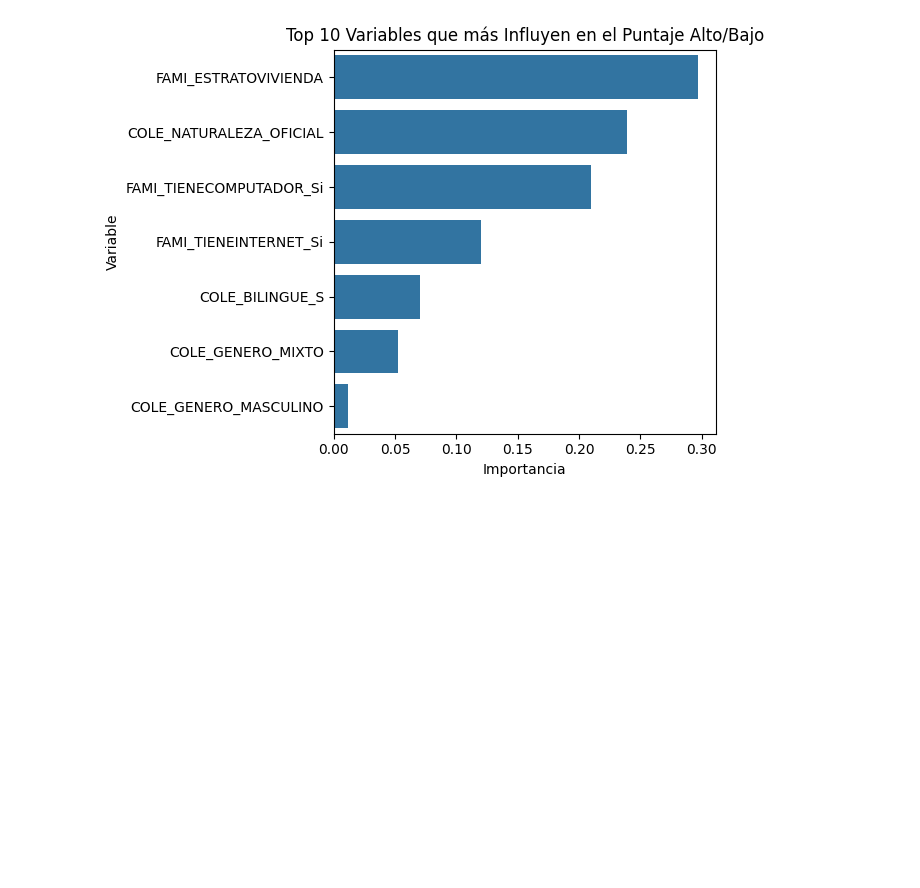
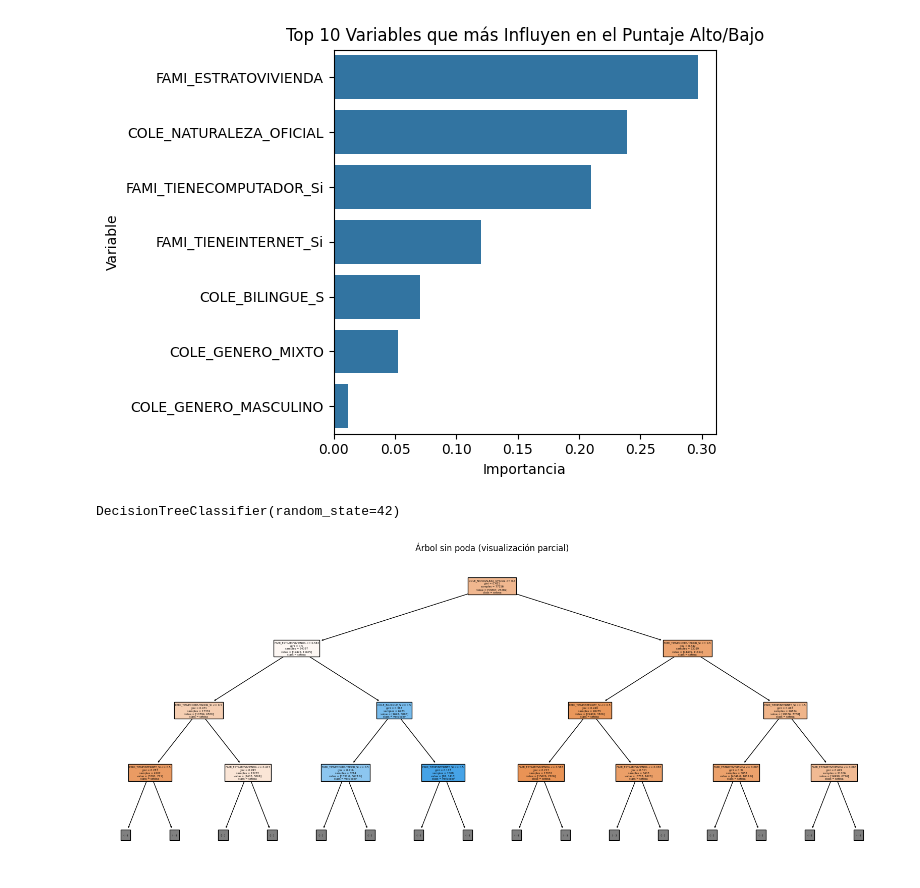
Before and after one commit to MiguelVel95/EspecMiguel, a Jupyter notebook: Trabajo Final/TrabajoFinal.ipynb, the cells around one changed output. Saved outputs shown, nothing was run; the diff lists cells and outputs as text; code cells hidden in the pictures; blank space fills up the shorter version.

```diff
--- a/Trabajo Final/TrabajoFinal.ipynb
+++ b/Trabajo Final/TrabajoFinal.ipynb
@@ -568,0 +574,32 @@ plt.show()
+# %%
+Xa = df_clean [variables]
+ya = df_clean ['Puntaje_Alto']
+X_train, X_test, y_train, y_test = train_test_split(X, y, test_size=0.3, random_state=42)
+# %%
+tree_full = DecisionTreeClassifier(random_state=42)
+tree_full.fit(X_train, y_train)
+# %% [output]
+DecisionTreeClassifier(random_state=42)
+# %%
+from sklearn.datasets import load_iris
+
+data = load_iris()
+df_clean = pd.DataFrame(data.data, columns=data.feature_names)
+ya = data.target  # Esto es un array de enteros (0, 1, 2)
+
+# Nombres de las clases
+class_names = data.target_names  # ["setosa", "versicolor", "virginica"]
+
+# Graficar el árbol
+plt.figure(figsize=(20,8))
+plot_tree(
+    tree_full,
+    feature_names=Xa.columns,
+    class_names=class_names,  # Usar los nombres reales, no los números
+    filled=True,
+    max_depth=3
+)
+plt.title("Árbol sin poda (visualización parcial)")
+plt.show()
+# %% [output]
+[figure, added]
```
Also changed, not shown: parts of 12 cells of this notebook, 1 other file.
